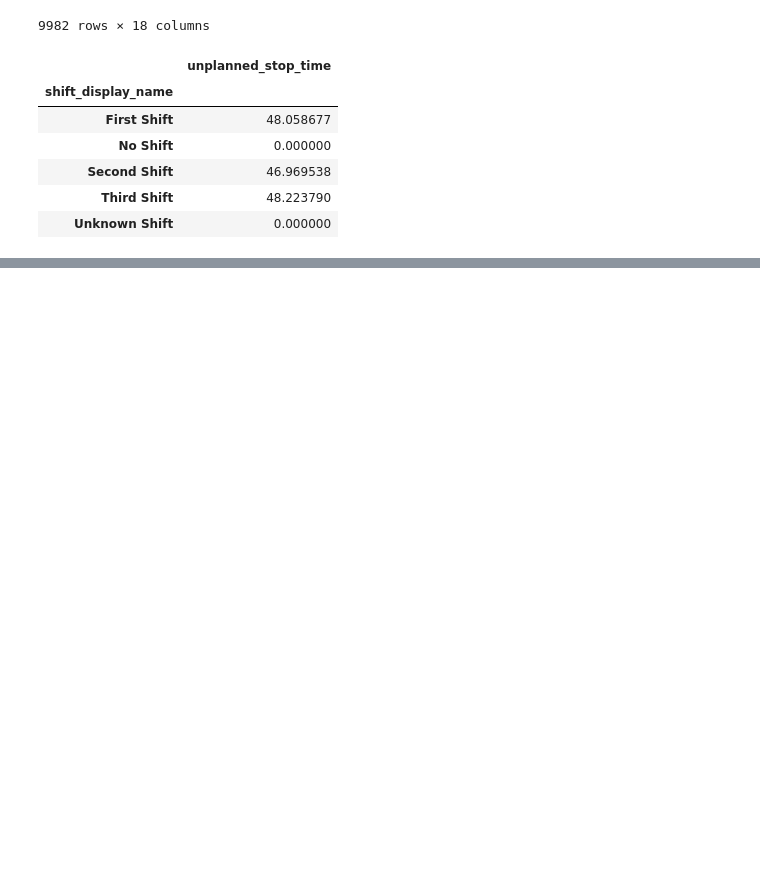
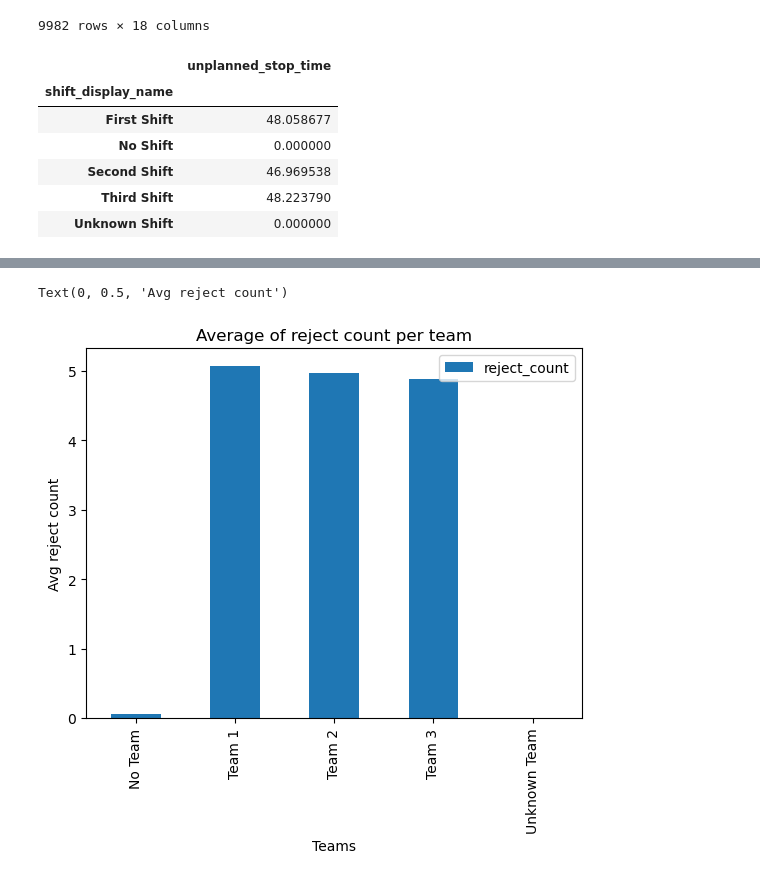
Before and after one commit to lylatan/production_data_analysis, a Jupyter notebook: Leyla.ipynb, the cells around one changed output, grey strips where cells are left out. Cells and saved outputs as stored; diff of their text form; code cells hidden in the pictures; blank space fills up the shorter version.

```diff
--- a/Leyla.ipynb
+++ b/Leyla.ipynb
@@ -262,2 +264,2 @@ dfProductionMetric_filtered[['unplanned_stop_time', 'team_display_name']].groupb
 # %%
-dfProductionMetric_filtered[['reject_count', 'team_display_name']].groupby('team_display_name').agg('mean')
+rejects_displays=dfProductionMetric_filtered[['reject_count', 'team_display_name']].groupby('team_display_name').agg('mean')
@@ -271,0 +276,9 @@ dfProductionMetric_filtered[['reject_count', 'team_display_name']].groupby('team
+# %%
+import matplotlib.pyplot as plt
+rejects_displays[['reject_count']].plot(kind='bar')
+plt.title('Average of reject count per team')
+plt.xlabel('Teams')
+plt.ylabel('Avg reject count')
+# %% [output]
+Text(0, 0.5, 'Avg reject count')
+[figure, added]
```
Also changed, not shown: parts of 5 cells of this notebook.
